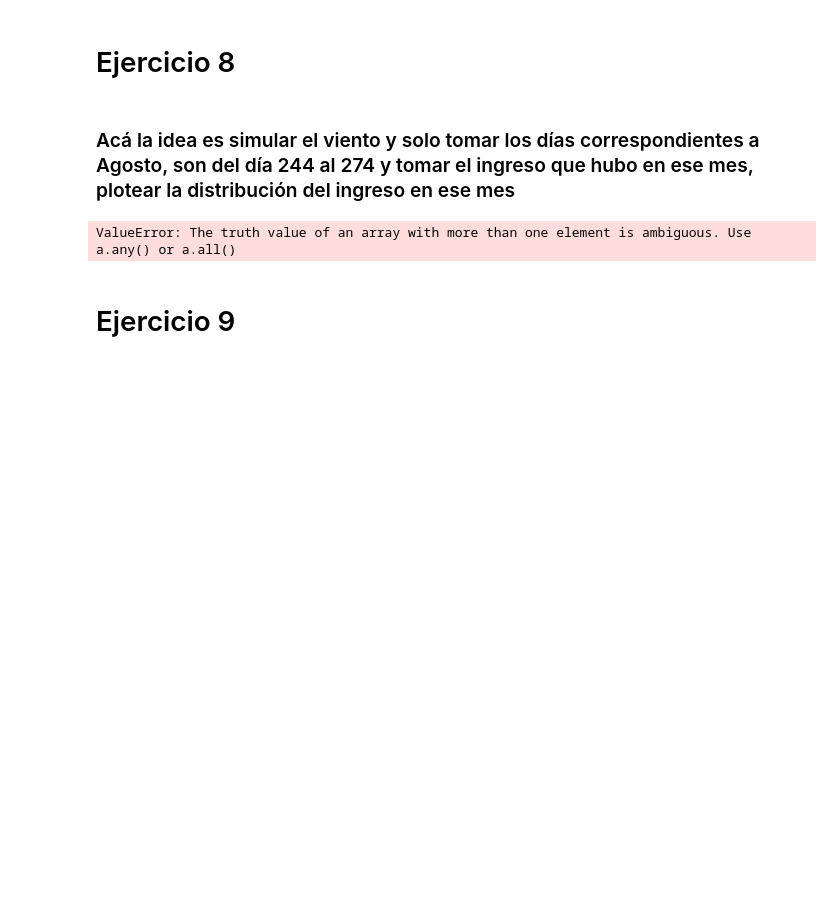
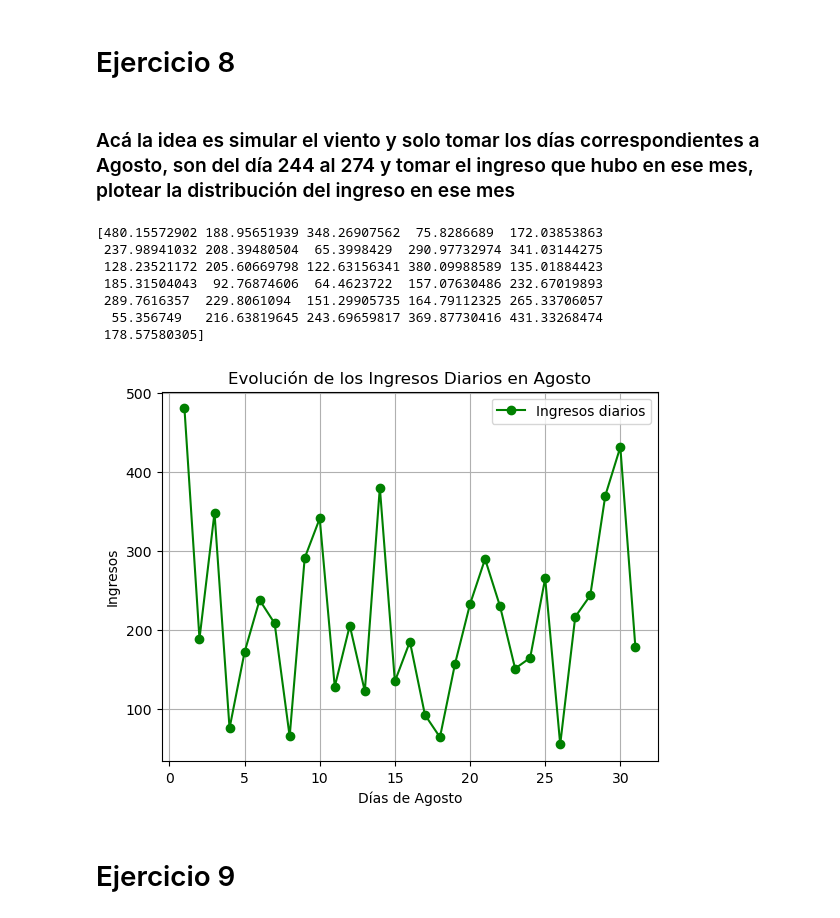
Before and after one commit to mrgimenezcosta/TP1_ACN, a Jupyter notebook: v2TP1ACN.ipynb, the cells around one changed output. Saved outputs shown, nothing was run; the diff lists cells and outputs as text; code cells hidden in the pictures; blank space fills up the shorter version.

Commit message:
ingresos agosto

```diff
--- a/v2TP1ACN.ipynb
+++ b/v2TP1ACN.ipynb
@@ -503,28 +503,43 @@ El Error estándar  es: 688672.65 USD con K óptimo
 # %% [markdown]
 ### Acá la idea es simular el viento y solo tomar los días correspondientes a Agosto, son del día 244 al 274 y tomar el ingreso que hubo en ese mes, plotear la distribución del ingreso en ese mes
 # %%
-# Codigo boceto
 def ingresos_agosto(k_optimo, T=365):
     ingresos = []
-    for _ in range(num_simulaciones):
-        S, D = wind_path(S_0, D_0, kappa, theta, sigma, delta, beta, gamma, T, M)
+    np.random.seed(244)
+    for _ in range(1000):
+        S, D = wind_path(S_0, D_0, kappa, theta, sigma, delta, beta, gamma, T)
         cash_flow_norte, _, _, _ = simulate_molino(S + D / 2, k_optimo, T)
         cash_flow_sur, _, _, _= simulate_molino(S - D / 2, k_optimo, T)
         cash_flow_total = cash_flow_norte + cash_flow_sur
-        ingresos_agosto = np.sum(cash_flow_total[244:274])  # Agosto es del día 244 al 274
+        ingresos_agosto = cash_flow_total[244:275]  # Agosto es del día 244 al 275
         ingresos.append(ingresos_agosto)
-    return ingresos
+
+    suma_ingresos = np.sum(ingresos, axis=0)
+    ingresos_final = suma_ingresos / 10000
+
+    return ingresos_final
 
 ingresos_agosto = ingresos_agosto(7.75)
-# Puedes usar matplotlib para visualizar la distribución
-import matplotlib.pyplot as plt
-plt.hist(ingresos_agosto, bins=30)
-plt.xlabel('Ingreso Total en Agosto (USD)')
-plt.ylabel('Frecuencia')
-plt.title('Distribución del Ingreso Total en Agosto')
+print(ingresos_agosto)
+
+dias_agosto = list(range(1, 32))
+
+plt.plot(dias_agosto, ingresos_agosto, marker='o', linestyle='-', color='g', label='Ingresos diarios')
+plt.xlabel('Días de Agosto')
+plt.ylabel('Ingresos')
+plt.title('Evolución de los Ingresos Diarios en Agosto')
+plt.grid(True)
+plt.legend()
 plt.show()
 # %% [output]
-ValueError: The truth value of an array with more than one element is ambiguous. Use a.any() or a.all()
+[480.15572902 188.95651939 348.26907562  75.8286689  172.03853863
+ 237.98941032 208.39480504  65.3998429  290.97732974 341.03144275
+ 128.23521172 205.60669798 122.63156341 380.09988589 135.01884423
+ 185.31504043  92.76874606  64.4623722  157.07630486 232.67019893
+ 289.7616357  229.8061094  151.29905735 164.79112325 265.33706057
+  55.356749   216.63819645 243.69659817 369.87730416 431.33268474
+ 178.57580305]
+[figure, added]
 # %% [markdown]
 # Ejercicio 9
 # %% [markdown]
```
Also changed, not shown: parts of 11 cells of this notebook.
